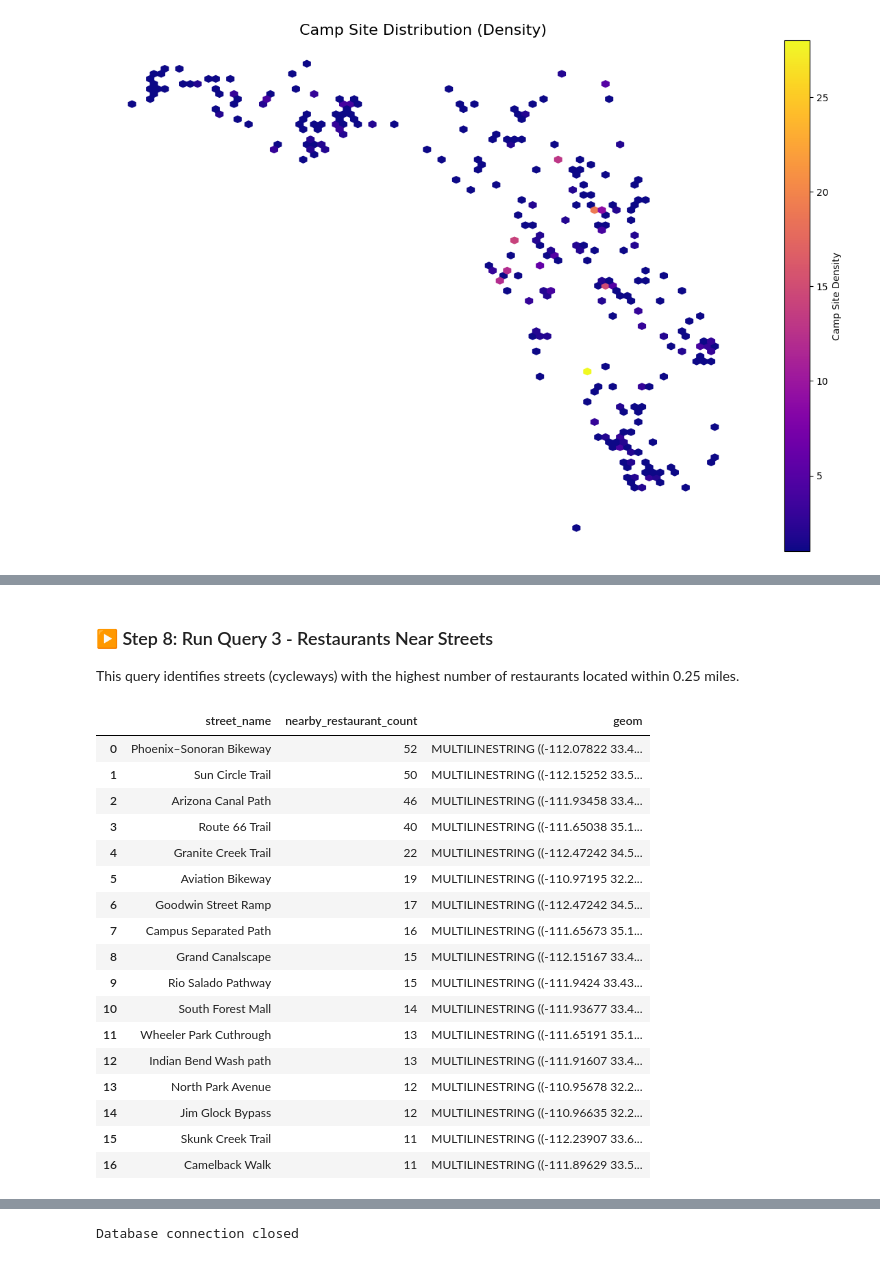
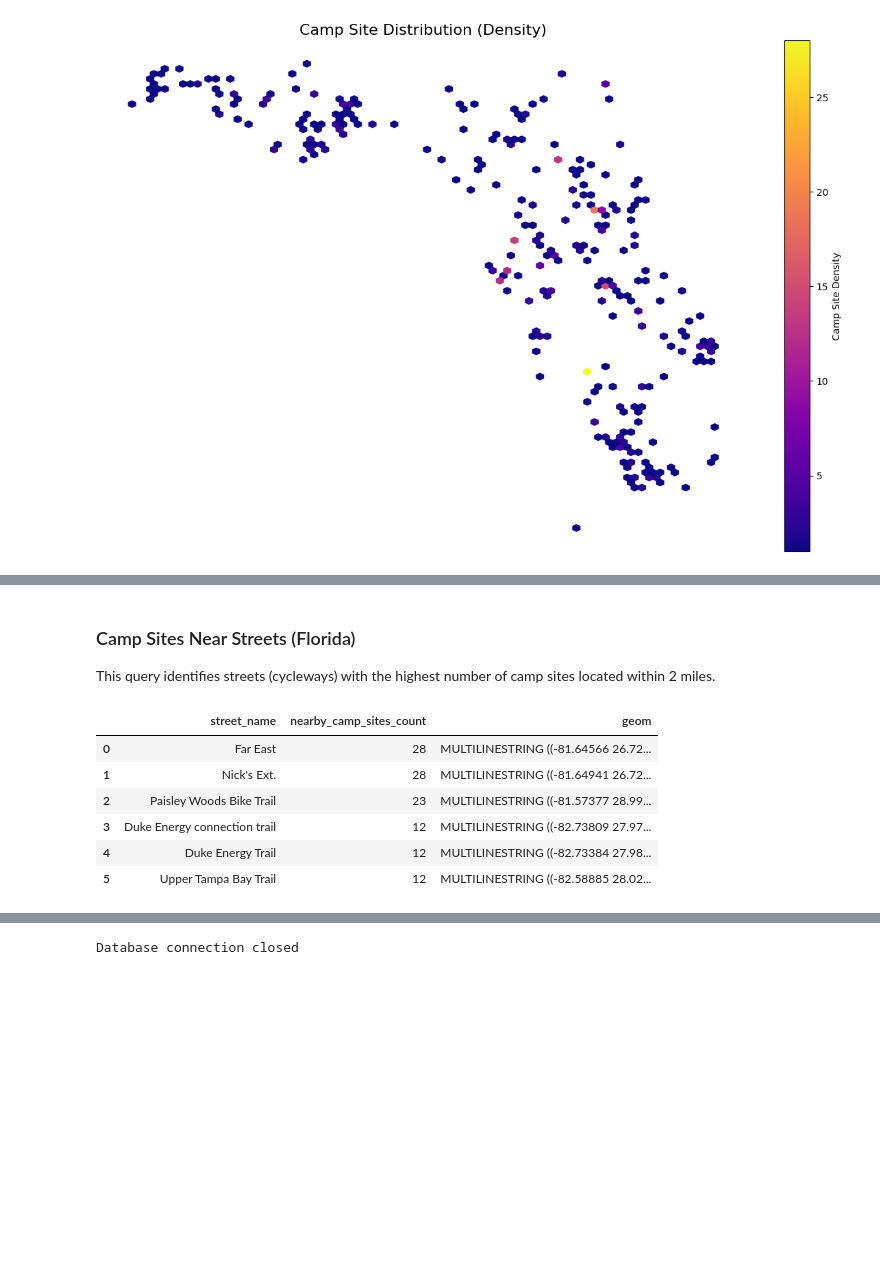
Before and after one commit to tgilbert14/gist604b-osm-postgis-fa26, a Jupyter notebook: notebooks/osm_postgis_queries_Florida.ipynb, the cells around one changed output, grey strips where cells are left out. Drawn from its saved outputs; the diff is of its cells as text; code cells hidden in the pictures; blank space fills up the shorter version.

```diff
--- a/notebooks/osm_postgis_queries_Florida.ipynb
+++ b/notebooks/osm_postgis_queries_Florida.ipynb
@@ -197,5 +197,5 @@ This query calculates the total area of parks in each county in square kilometer
 # %%
-query_2_file = Path("../sql/florida/02_osm_park_area_by_county.sql")
+query_2_file = Path("../sql/florida/02_forest_area_by_county.sql")
 
 # Read SQL query from file
 query_2_sql = query_2_file.read_text(encoding="utf-8")
@@ -279,38 +277,27 @@ plt.show()
 # %% [markdown]
-### ▶️ Step 8: Run Query 3 - Restaurants Near Streets
+### Camp Sites Near Streets (Florida)
 
-This query identifies streets (cycleways) with the highest number of restaurants located within 0.25 miles.
+This query identifies streets (cycleways) with the highest number of camp sites located within 2 miles.
 # %%
-query_3_file = Path("../sql/arizona/03_osm_restaurants_near_streets.sql")
+query_3_file = Path("../sql/florida/03_campsites_near_streets.sql")
 
 # Read SQL query from file
 query_3_sql = query_3_file.read_text(encoding="utf-8")
 
 # Execute query and load result as a GeoDataFrame
 try:
     query_3_results = gpd.read_postgis(query_3_sql, engine, geom_col="geom")
     # Display results
     display(query_3_results)
 except Exception as e:
     print("❌ Query failed:")
     print(e)
 # %% [output]
-|  | street_name | nearby_restaurant_count | geom |
-| 0 | Phoenix–Sonoran Bikeway | 52 | MULTILINESTRING ((-112.07822 33.4... |
-| 1 | Sun Circle Trail | 50 | MULTILINESTRING ((-112.15252 33.5... |
-| 2 | Arizona Canal Path | 46 | MULTILINESTRING ((-111.93458 33.4... |
-| 3 | Route 66 Trail | 40 | MULTILINESTRING ((-111.65038 35.1... |
-| 4 | Granite Creek Trail | 22 | MULTILINESTRING ((-112.47242 34.5... |
-| 5 | Aviation Bikeway | 19 | MULTILINESTRING ((-110.97195 32.2... |
-| 6 | Goodwin Street Ramp | 17 | MULTILINESTRING ((-112.47242 34.5... |
-| 7 | Campus Separated Path | 16 | MULTILINESTRING ((-111.65673 35.1... |
-| 8 | Grand Canalscape | 15 | MULTILINESTRING ((-112.15167 33.4... |
-| 9 | Rio Salado Pathway | 15 | MULTILINESTRING ((-111.9424 33.43... |
-| 10 | South Forest Mall | 14 | MULTILINESTRING ((-111.93677 33.4... |
-| 11 | Wheeler Park Cuthrough | 13 | MULTILINESTRING ((-111.65191 35.1... |
-| 12 | Indian Bend Wash path | 13 | MULTILINESTRING ((-111.91607 33.4... |
-| 13 | North Park Avenue | 12 | MULTILINESTRING ((-110.95678 32.2... |
-| 14 | Jim Glock Bypass | 12 | MULTILINESTRING ((-110.96635 32.2... |
-| 15 | Skunk Creek Trail | 11 | MULTILINESTRING ((-112.23907 33.6... |
-| 16 | Camelback Walk | 11 | MULTILINESTRING ((-111.89629 33.5... |
+|  | street_name | nearby_camp_sites_count | geom |
+| 0 | Far East | 28 | MULTILINESTRING ((-81.64566 26.72... |
+| 1 | Nick's Ext. | 28 | MULTILINESTRING ((-81.64941 26.72... |
+| 2 | Paisley Woods Bike Trail | 23 | MULTILINESTRING ((-81.57377 28.99... |
+| 3 | Duke Energy connection trail | 12 | MULTILINESTRING ((-82.73809 27.97... |
+| 4 | Duke Energy Trail | 12 | MULTILINESTRING ((-82.73384 27.98... |
+| 5 | Upper Tampa Bay Trail | 12 | MULTILINESTRING ((-82.58885 28.02... |
 # %% [markdown]
```
Also changed, not shown: parts of 17 cells of this notebook.
